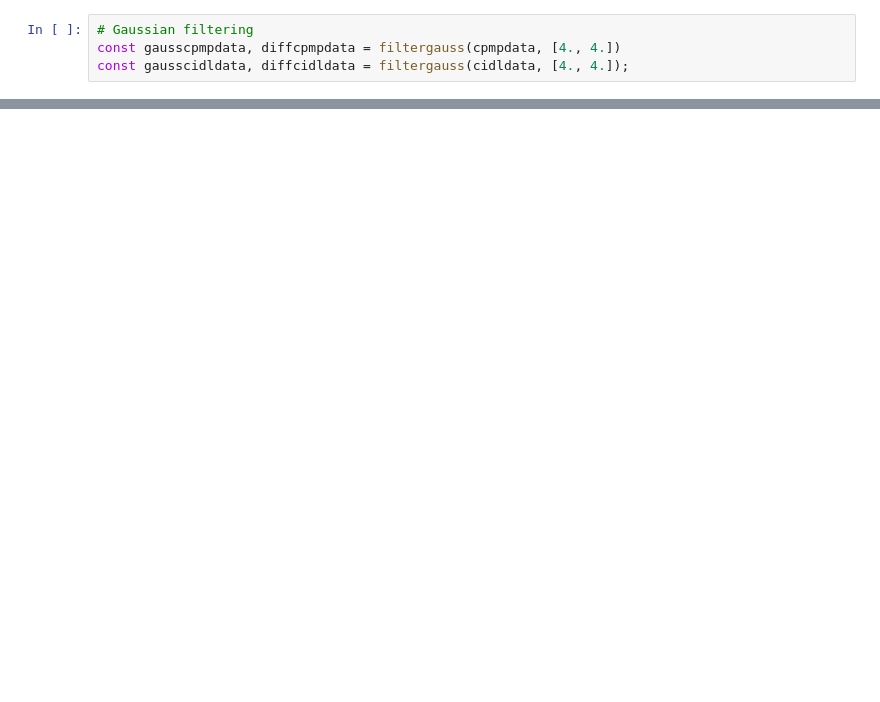
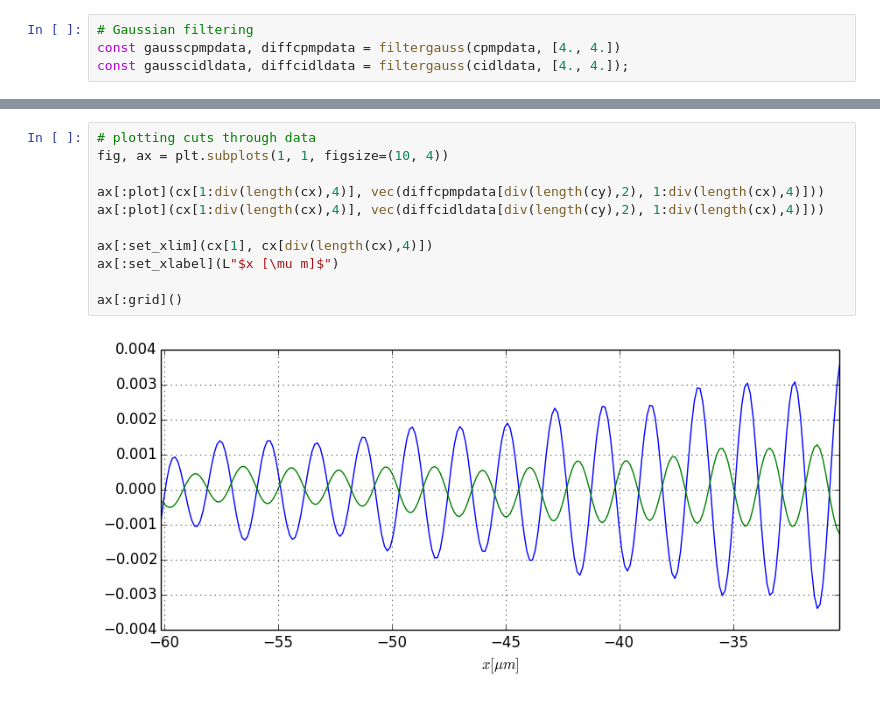
Before and after one commit to berceanu/notebooks, a Jupyter notebook: julia/april/extract_linresp_waves.ipynb, the cells around one changed output, grey strips where cells are left out. Cells and saved outputs as stored; diff of their text form; blank space fills up the shorter version.

```diff
--- a/julia/april/extract_linresp_waves.ipynb
+++ b/julia/april/extract_linresp_waves.ipynb
@@ -110,0 +111,13 @@ ax[:grid]()
+# %%
+# plotting cuts through data
+fig, ax = plt.subplots(1, 1, figsize=(10, 4))
+
+ax[:plot](cx[1:div(length(cx),4)], vec(diffcpmpdata[div(length(cy),2), 1:div(length(cx),4)]))
+ax[:plot](cx[1:div(length(cx),4)], vec(diffcidldata[div(length(cy),2), 1:div(length(cx),4)]))
+
+ax[:set_xlim](cx[1], cx[div(length(cx),4)])
+ax[:set_xlabel](L"$x [\mu m]$")
+
+ax[:grid]()
+# %% [output]
+[figure, added]
```
Also changed, not shown: parts of 4 cells of this notebook, 3 other files.
